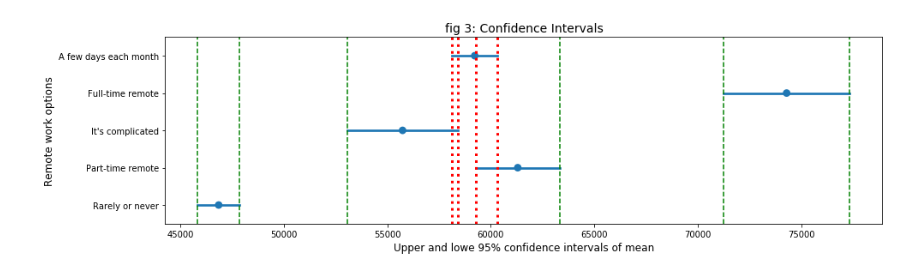
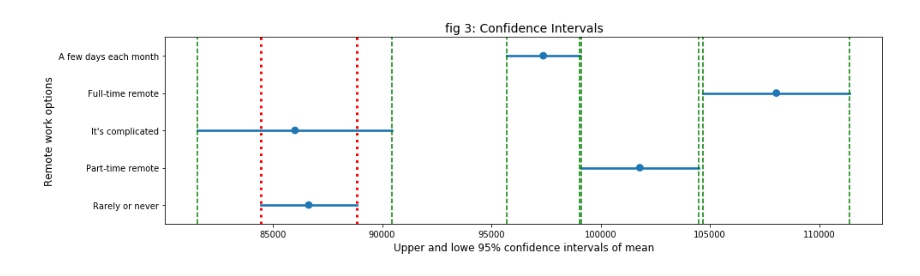
Before and after one commit to hamidkhbl/StackoverflowSurvey, a Jupyter notebook: RemoteAndSalary.ipynb, the cells around one changed output. Saved outputs shown, nothing was run; the diff lists cells and outputs as text; code cells hidden in the pictures.

```diff
--- a/RemoteAndSalary.ipynb
+++ b/RemoteAndSalary.ipynb
@@ -15,4 +30,5 @@ df = pd.read_csv('survey_results_public_2017.csv', encoding =  "ISO-8859-1", low
 # %%
+df = df[df['Country'] == 'United States']
 df = df[df['HomeRemote'].notna()]
 df = df[df['Salary'].notna()]
 # %%
@@ -99,5 +115,7 @@ def highlight_max(s):
 df_mean = calc_amt(df, 'HomeRemote','Salary')
 
 df_mean.style.set_caption("Table 1: Remote working options description")
-df_mean.sort_values('mean', ascending = False).style.bar(subset=["mean"], color='lightgreen')
+df_mean.rename(columns = {'HomeRemote':'remote'}, inplace = True)
+columns = ['remote','mean','count','var','std','perc','lower_95','upper_95']
+df_mean.sort_values('mean', ascending = False).reset_index()[columns].style.bar(subset=["mean"], color='lightgreen')
 # %% [output]
@@ -110,19 +141,19 @@ df_mean.sort_values('mean', ascending = False).style.bar(subset=["mean"], color=
 # %%
 plt.figure(figsize= [15,4])
-data1 = df_mean[['HomeRemote', 'upper_95']]
-data2 = df_mean[['HomeRemote', 'lower_95']].rename(columns = {'lower_95':'upper_95'})
+data1 = df_mean[['remote', 'upper_95']]
+data2 = df_mean[['remote', 'lower_95']].rename(columns = {'lower_95':'upper_95'})
 data = data1.append(data2)
-sns.pointplot(data=data, x='upper_95', y='HomeRemote', join=False);
+sns.pointplot(data=data, x='upper_95', y='remote', join=False);
 plt.title("fig 3: Confidence Intervals", fontsize = 14);
 plt.ylabel('Remote work options', fontsize = 12)
 plt.xlabel('Upper and lowe 95% confidence intervals of mean', fontsize = 12);
 xcoords = data['upper_95']
 for x in xcoords:
-    if x > 55000 and x < 61000:
+    if x > 82000 and x < 90000:
         color = 'red'
         plt.axvline(x=x, color=color, linestyle = 'dotted', linewidth =3)
     else :
         color = 'green'
         plt.axvline(x=x, color=color, linestyle = 'dashed')
 # %% [output]
-[figure, old version]
+[figure, new version]
```
Also changed, not shown: parts of 6 cells of this notebook.
